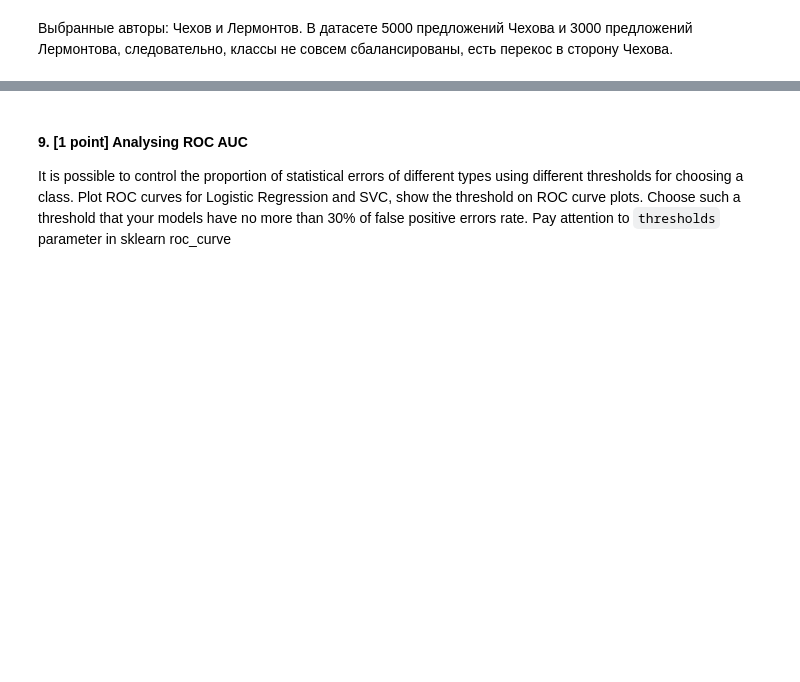
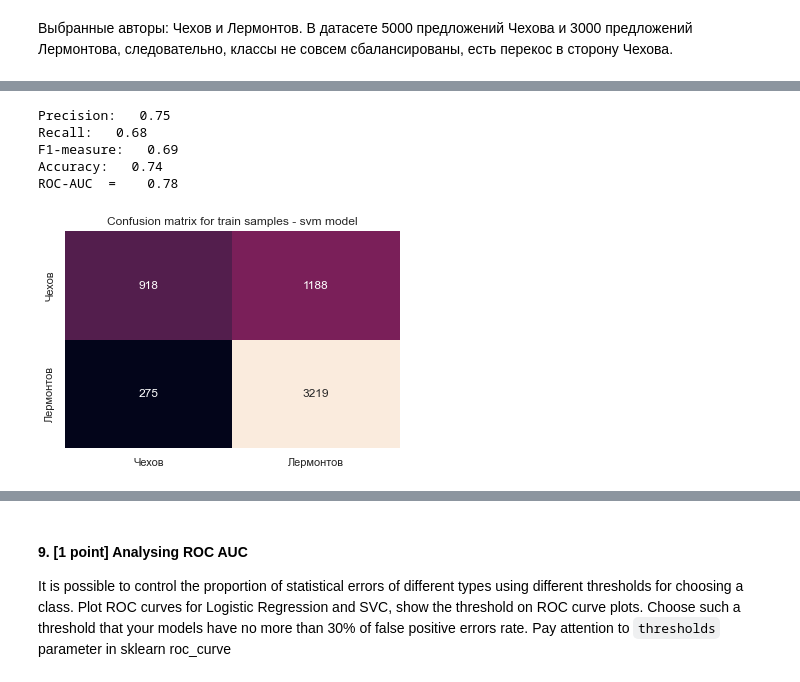
Before and after one commit to shmelzz/data_analysis, a Jupyter notebook: hw3/ml_hw3_Shelemekh_206.ipynb, the cells around one changed output, grey strips where cells are left out. Cells and saved outputs as stored; diff of their text form; code cells hidden in the pictures; blank space fills up the shorter version.

```diff
--- a/hw3/ml_hw3_Shelemekh_206.ipynb
+++ b/hw3/ml_hw3_Shelemekh_206.ipynb
@@ -602,0 +602,11 @@ ROC-AUC  =    0.73
+# %%
+pred = clf.predict(train_x_vec)
+proba  = clf.predict_proba(train_x_vec)
+show_metrics(train_y, pred, proba, 'train samples - svm')
+# %% [output]
+Precision:   0.75
+Recall:   0.68
+F1-measure:   0.69
+Accuracy:   0.74
+ROC-AUC  =    0.78
+[figure, added]
```
Also changed, not shown: parts of 17 cells of this notebook.
